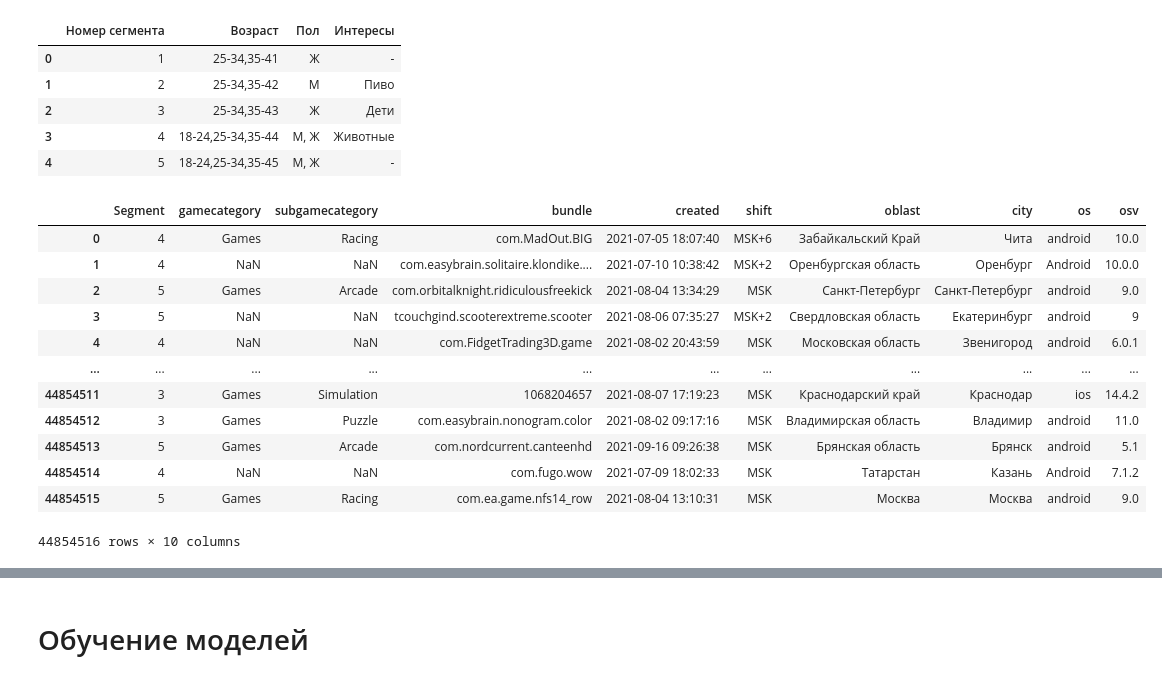
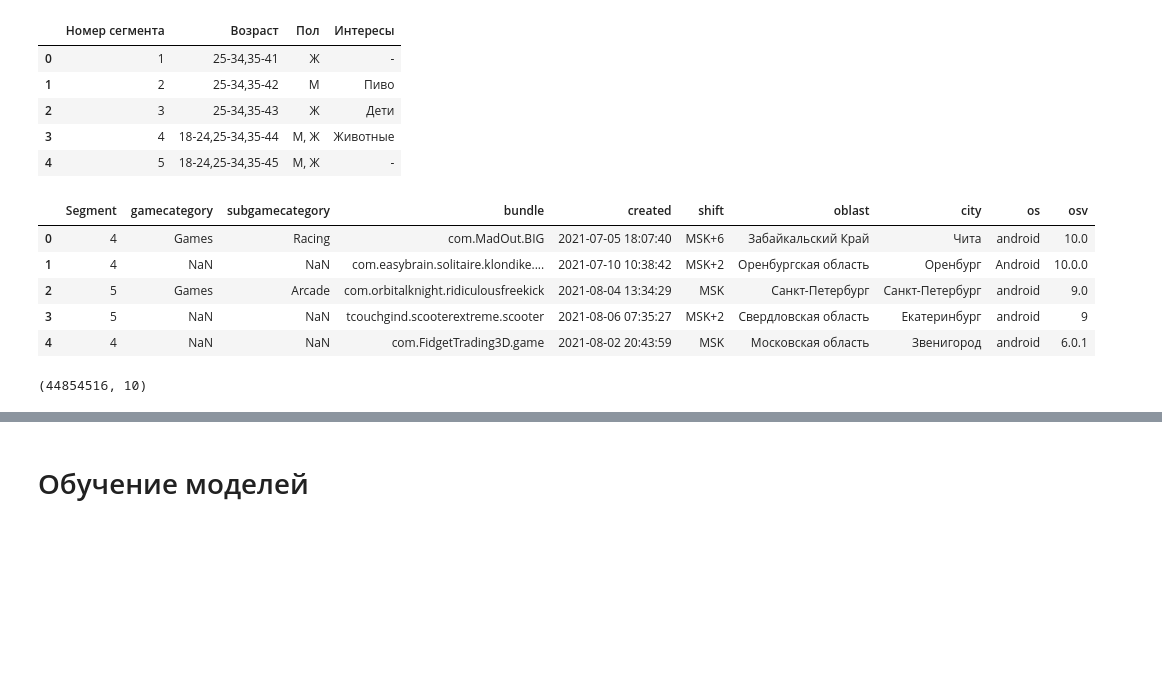
Before and after one commit to SerSmith/hackathon_hyper_ad_tech, a Jupyter notebook: notebooks/affernus_baseline_lgbm.ipynb, the cells around one changed output, grey strips where cells are left out. Drawn from its saved outputs; the diff is of its cells as text; code cells hidden in the pictures; blank space fills up the shorter version.

```diff
--- a/notebooks/affernus_baseline_lgbm.ipynb
+++ b/notebooks/affernus_baseline_lgbm.ipynb
@@ -29,7 +33,12 @@ DATA_FOLDER = os.path.join(root_dir, 'data/')
 TRAIN_FILE = 'train.csv'
 TEST_FILE = 'test.csv'
 SEGMENTS_FILE = 'Segments.xlsx'
+CITIES_FILE = 'data_cities.csv'
 RANDOM_STATE = 27
+
+FRAC = 0.05
+
+pd.set_option('display.max_columns', None)
 # %% [markdown]
 # Загрузка данных
 # %%
@@ -44,18 +53,13 @@ display(segments)
 | 4 | 5 | 18-24,25-34,35-45 | М, Ж | - |
 # %%
 train_raw = pd.read_csv(os.path.join(DATA_FOLDER, TRAIN_FILE))
-display(train_raw)
+display(train_raw.head())
+print(train_raw.shape)
 # %% [output]
 |  | Segment | gamecategory | subgamecategory | bundle | created | shift | oblast | city | os | osv |
 | 0 | 4 | Games | Racing | com.MadOut.BIG | 2021-07-05 18:07:40 | MSK+6 | Забайкальский Край | Чита | android | 10.0 |
 | 1 | 4 | NaN | NaN | com.easybrain.solitaire.klondike.... | 2021-07-10 10:38:42 | MSK+2 | Оренбургская область | Оренбург | Android | 10.0.0 |
 | 2 | 5 | Games | Arcade | com.orbitalknight.ridiculousfreekick | 2021-08-04 13:34:29 | MSK | Санкт-Петербург | Санкт-Петербург | android | 9.0 |
 | 3 | 5 | NaN | NaN | tcouchgind.scooterextreme.scooter | 2021-08-06 07:35:27 | MSK+2 | Свердловская область | Екатеринбург | android | 9 |
 | 4 | 4 | NaN | NaN | com.FidgetTrading3D.game | 2021-08-02 20:43:59 | MSK | Московская область | Звенигород | android | 6.0.1 |
-| ... | ... | ... | ... | ... | ... | ... | ... | ... | ... | ... |
-| 44854511 | 3 | Games | Simulation | 1068204657 | 2021-08-07 17:19:23 | MSK | Краснодарский край | Краснодар | ios | 14.4.2 |
-| 44854512 | 3 | Games | Puzzle | com.easybrain.nonogram.color | 2021-08-02 09:17:16 | MSK | Владимирская область | Владимир | android | 11.0 |
-| 44854513 | 5 | Games | Arcade | com.nordcurrent.canteenhd | 2021-09-16 09:26:38 | MSK | Брянская область | Брянск | android | 5.1 |
-| 44854514 | 4 | NaN | NaN | com.fugo.wow | 2021-07-09 18:02:33 | MSK | Татарстан | Казань | Android | 7.1.2 |
-| 44854515 | 5 | Games | Racing | com.ea.game.nfs14_row | 2021-08-04 13:10:31 | MSK | Москва | Москва | android | 9.0 |
-44854516 rows × 10 columns
+(44854516, 10)
```
Also changed, not shown: parts of 29 cells of this notebook, 17 other files.
